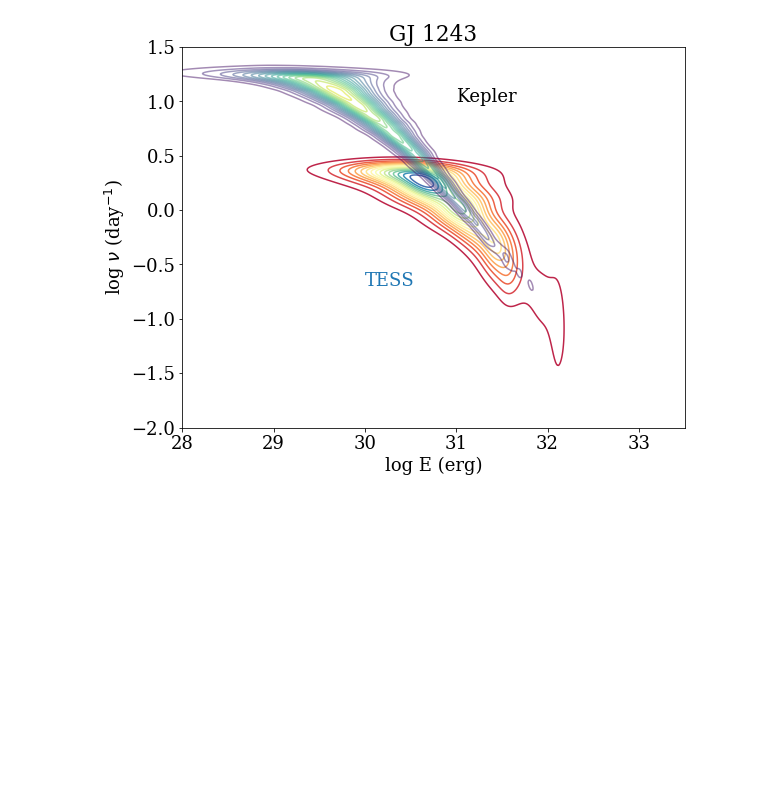
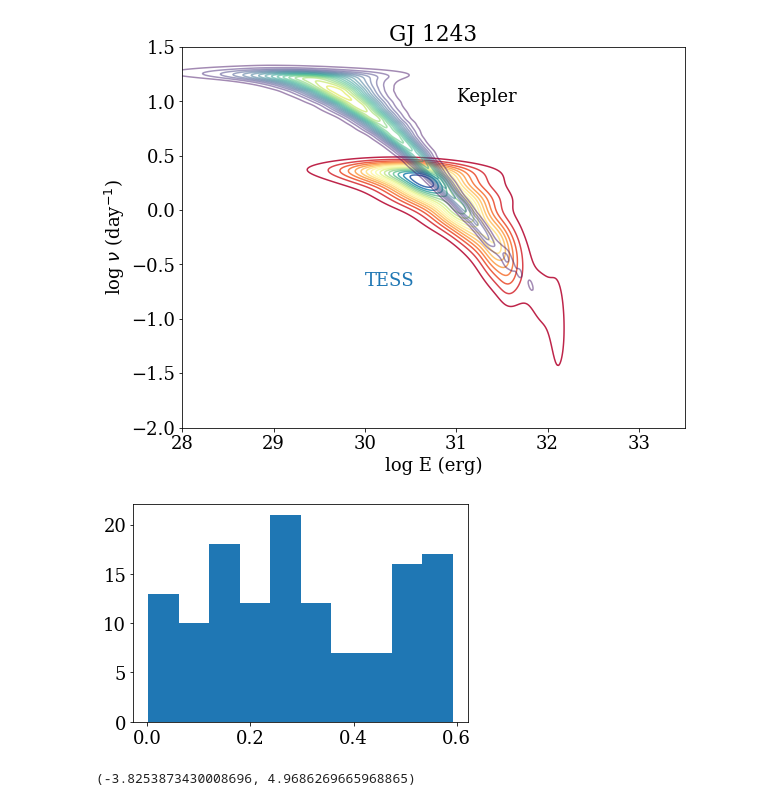
Before and after one commit to jradavenport/gj1243_10yrs, a Jupyter notebook: flare_search.ipynb, the cells around one changed output. Drawn from its saved outputs; the diff is of its cells as text; code cells hidden in the pictures; blank space fills up the shorter version.

```diff
--- a/flare_search.ipynb
+++ b/flare_search.ipynb
@@ -300,3 +300,17 @@ plt.text(30, -0.7,'TESS', color='C0')
 # %% [output]
 Text(30, -0.7, 'TESS')
 [figure]
+# %%
+per_new = 0.5925974180105164 # from the starspot notebook
+# %%
+t_peak = np.concatenate((fbeye['t_peak'].values, fbeye2['t_peak'].values))
+
+
+# look for any phase dependence - none expected, of course
+_ = plt.hist(t_peak % per_new, bins=10)
+# %% [output]
+[figure, added]
+# %%
+Perror(15)
+# %% [output]
+(-3.8253873430008696, 4.9686269665968865)
```
Also changed, not shown: 1 other file.
